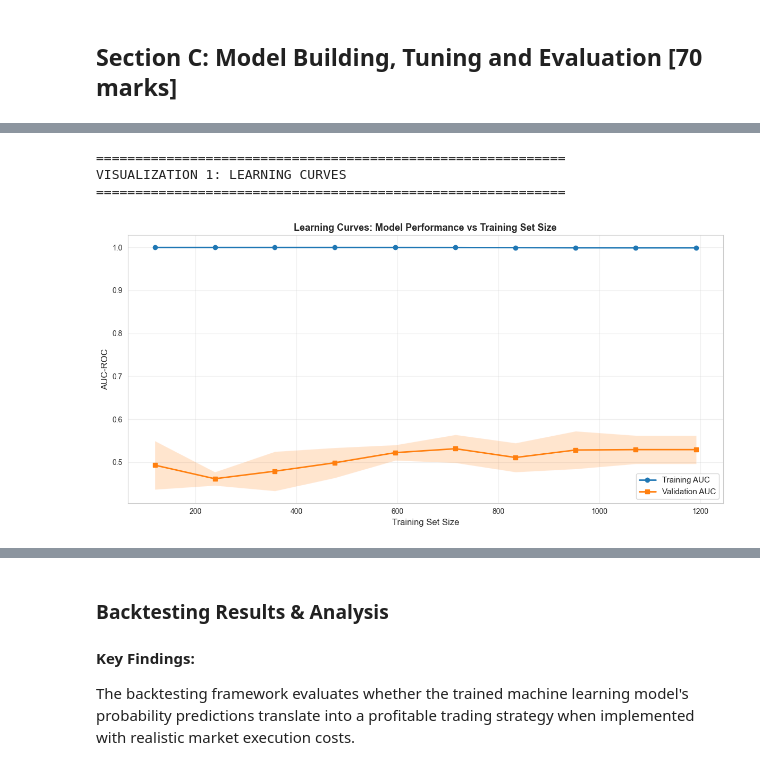
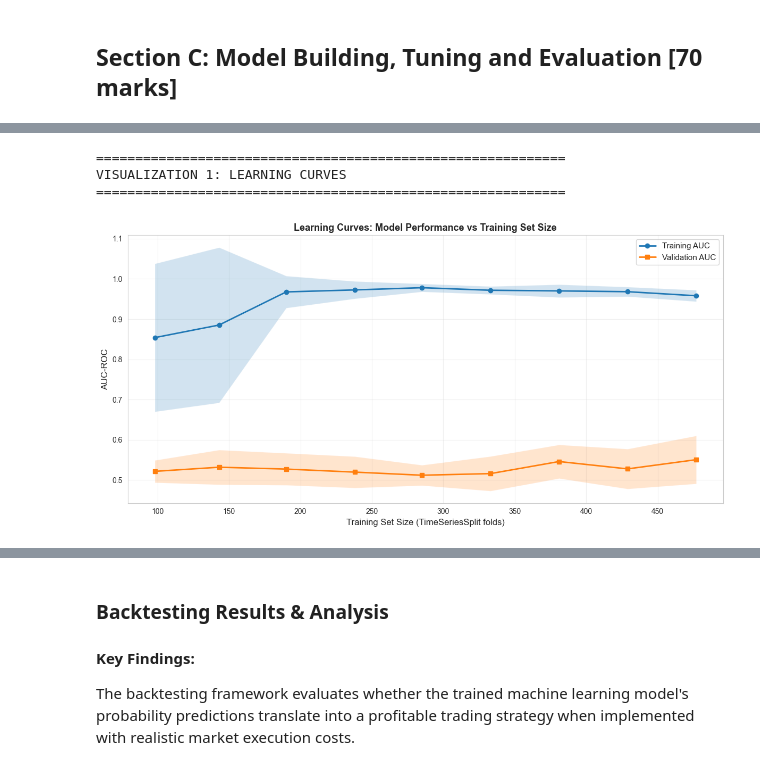
Before and after one commit to Ailurus-Feline/portfolio, a Jupyter notebook: certification-projects/CQF/exam3/report.ipynb, the cells around one changed output, grey strips where cells are left out. Drawn from its saved outputs; the diff is of its cells as text; code cells hidden in the pictures.

Commit message:
CQF exam3: switch to chronological split + TimeSeriesSplit, retune GBM grid, sync README/PDF narrative

```diff
--- a/certification-projects/CQF/exam3/report.ipynb
+++ b/certification-projects/CQF/exam3/report.ipynb
@@ -470,11 +472,12 @@ print("=" * 60)
 # Prepare data with wrapper-selected features
 X_wrapper_features = X_scaled_df[list(wrapper_features)]
 
-# Step 1: K-Fold Cross-Validation to check feature importance stability
+# Step 1: TimeSeriesSplit CV to check feature importance stability without
+# leaking future observations into past folds (KFold on time series would).
 feature_importance_per_fold = {feat: [] for feat in wrapper_features}
 fold_metrics = {'auc': [], 'accuracy': [], 'precision': [], 'recall': []}
 
-kfold = KFold(n_splits=5, shuffle=True, random_state=42)
+kfold = TimeSeriesSplit(n_splits=5)
 fold_idx = 0
 
 for train_idx, test_idx in kfold.split(X_wrapper_features):
@@ -483,9 +486,10 @@ for train_idx, test_idx in kfold.split(X_wrapper_features):
     X_fold_train, X_fold_test = X_wrapper_features.iloc[train_idx], X_wrapper_features.iloc[test_idx]
     y_fold_train, y_fold_test = y.iloc[train_idx], y.iloc[test_idx]
 
-    # Train model on this fold
+    # Train a regularised model on this fold (shallower trees + subsampling)
     gbc_fold = GradientBoostingClassifier(
-        n_estimators=120, learning_rate=0.08, max_depth=6, random_state=42, verbose=0
+        n_estimators=120, learning_rate=0.05, max_depth=3,
+        min_samples_leaf=20, subsample=0.8, random_state=42, verbose=0
     )
     gbc_fold.fit(X_fold_train, y_fold_train)
 
@@ -1046,64 +1072,68 @@ print("=" * 60)
 print("VISUALIZATION 1: LEARNING CURVES")
 print("=" * 60)
 
-# Re-run cross-validation with learning curves for different training set sizes
-train_sizes = np.linspace(0.1, 1.0, 10)
-train_sizes_abs = [int(len(X_final) * size) for size in train_sizes]
+# Time-series-aware learning curve. For each fold from TimeSeriesSplit we use a
+# growing tail of the training window (the most recent samples) so that early
+# folds still get a meaningful but smaller training set.
+train_sizes = np.linspace(0.2, 1.0, 9)
+tscv_lc = TimeSeriesSplit(n_splits=5)
 
 train_means_list = []
 train_stds_list = []
 test_means_list = []
 test_stds_list = []
+train_sizes_abs = []
 
-kfold_lc = KFold(n_splits=5, shuffle=True, random_state=42)
-
-for train_size in train_sizes_abs:
+for frac in train_sizes:
     fold_train_scores = []
     fold_test_scores = []
+    fold_sizes = []
 
-    for train_idx, val_idx in kfold_lc.split(X_final):
-        X_train_subset = X_final.iloc[train_idx[:train_size]]
-        y_train_subset = y.iloc[train_idx[:train_size]]
-        X_val_subset = X_final.iloc[val_idx]
-        y_val_subset = y.iloc[val_idx]
+    for train_idx, val_idx in tscv_lc.split(X_train_final):
+        n_keep = max(50, int(len(train_idx) * frac))
+        sub_idx = train_idx[-n_keep:]
+
+        X_tr = X_train_final.iloc[sub_idx]
+        y_tr = y_train_final.iloc[sub_idx]
+        X_va = X_train_final.iloc[val_idx]
+        y_va = y_train_final.iloc[val_idx]
 
         gbc_lc = GradientBoostingClassifier(**grid_search.best_params_, random_state=42)
-        gbc_lc.fit(X_train_subset, y_train_subset)
+        gbc_lc.fit(X_tr, y_tr)
 
-        train_auc = roc_auc_score(y_train_subset, gbc_lc.predict_proba(X_train_subset)[:, 1])
-        test_auc = roc_auc_score(y_val_subset, gbc_lc.predict_proba(X_val_subset)[:, 1])
-
-        fold_train_scores.append(train_auc)
-        fold_test_scores.append(test_auc)
+        fold_train_scores.append(roc_auc_score(y_tr, gbc_lc.predict_proba(X_tr)[:, 1]))
+        fold_test_scores.append(roc_auc_score(y_va, gbc_lc.predict_proba(X_va)[:, 1]))
+        fold_sizes.append(len(sub_idx))
 
     train_means_list.append(np.mean(fold_train_scores))
     train_stds_list.append(np.std(fold_train_scores))
     test_means_list.append(np.mean(fold_test_scores))
     test_stds_list.append(np.std(fold_test_scores))
+    train_sizes_abs.append(int(np.mean(fold_sizes)))
 
 # Plot learning curves
 fig, ax = plt.subplots(figsize=(12, 6))
 ax.plot(train_sizes_abs, train_means_list, label='Training AUC', marker='o', linewidth=2)
 ax.fill_between(train_sizes_abs,
                 np.array(train_means_list) - np.array(train_stds_list),
                 np.array(train_means_list) + np.array(train_stds_list), alpha=0.2)
 ax.plot(train_sizes_abs, test_means_list, label='Validation AUC', marker='s', linewidth=2)
 ax.fill_between(train_sizes_abs,
                 np.array(test_means_list) - np.array(test_stds_list),
                 np.array(test_means_list) + np.array(test_stds_list), alpha=0.2)
-ax.set_xlabel('Training Set Size', fontsize=12)
+ax.set_xlabel('Training Set Size (TimeSeriesSplit folds)', fontsize=12)
 ax.set_ylabel('AUC-ROC', fontsize=12)
 ax.set_title('Learning Curves: Model Performance vs Training Set Size', fontsize=13, fontweight='bold')
 ax.legend(loc='best', fontsize=11)
 ax.grid(True, alpha=0.3)
 plt.tight_layout()
 plt.savefig(fig_path / 'learning_curves.png', dpi=300, bbox_inches='tight')
 plt.show()
 # %% [output]
 ============================================================
 VISUALIZATION 1: LEARNING CURVES
 ============================================================
-[figure, old version]
+[figure, new version]
 # %%
 print("=" * 60)
 print("VISUALIZATION 2: ROC CURVES")
```
Also changed, not shown: parts of 21 cells of this notebook, 1 other file.
